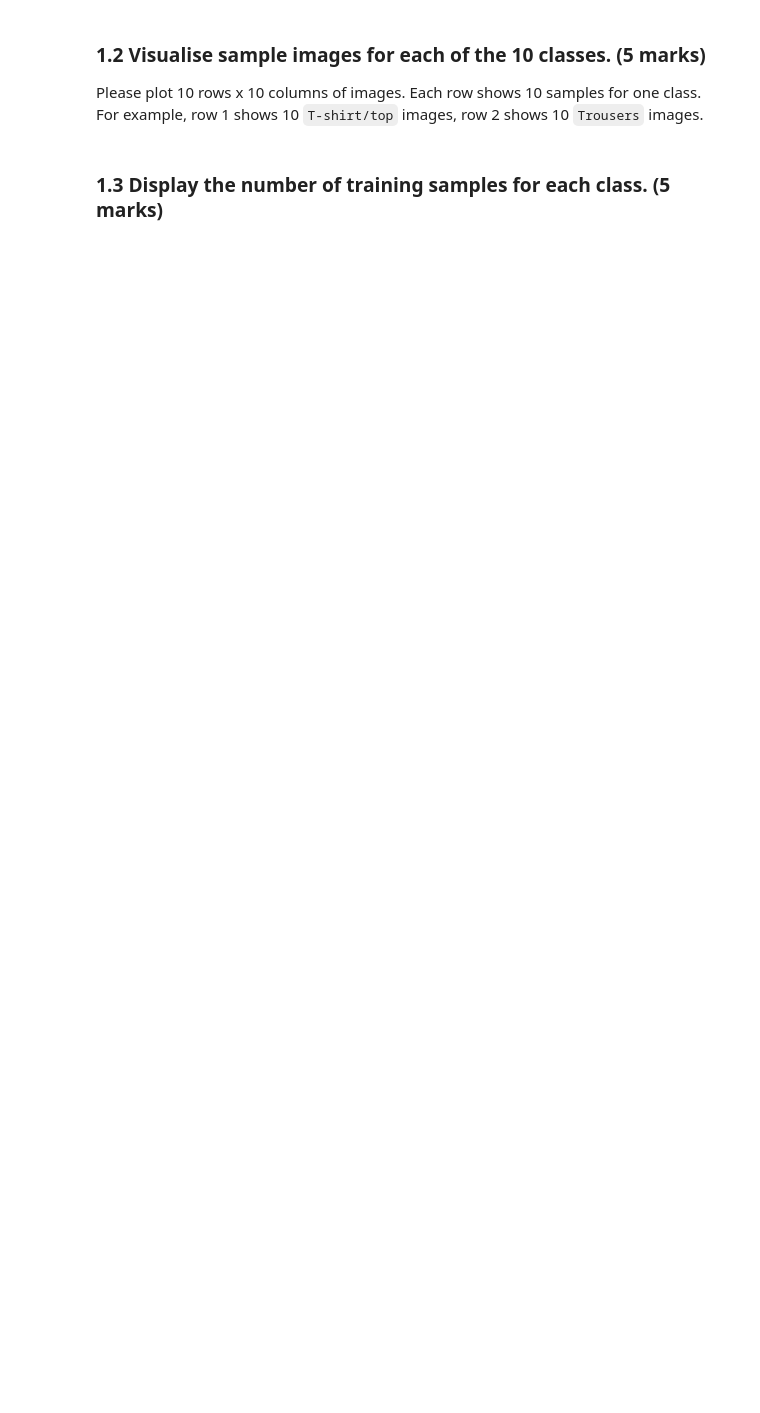
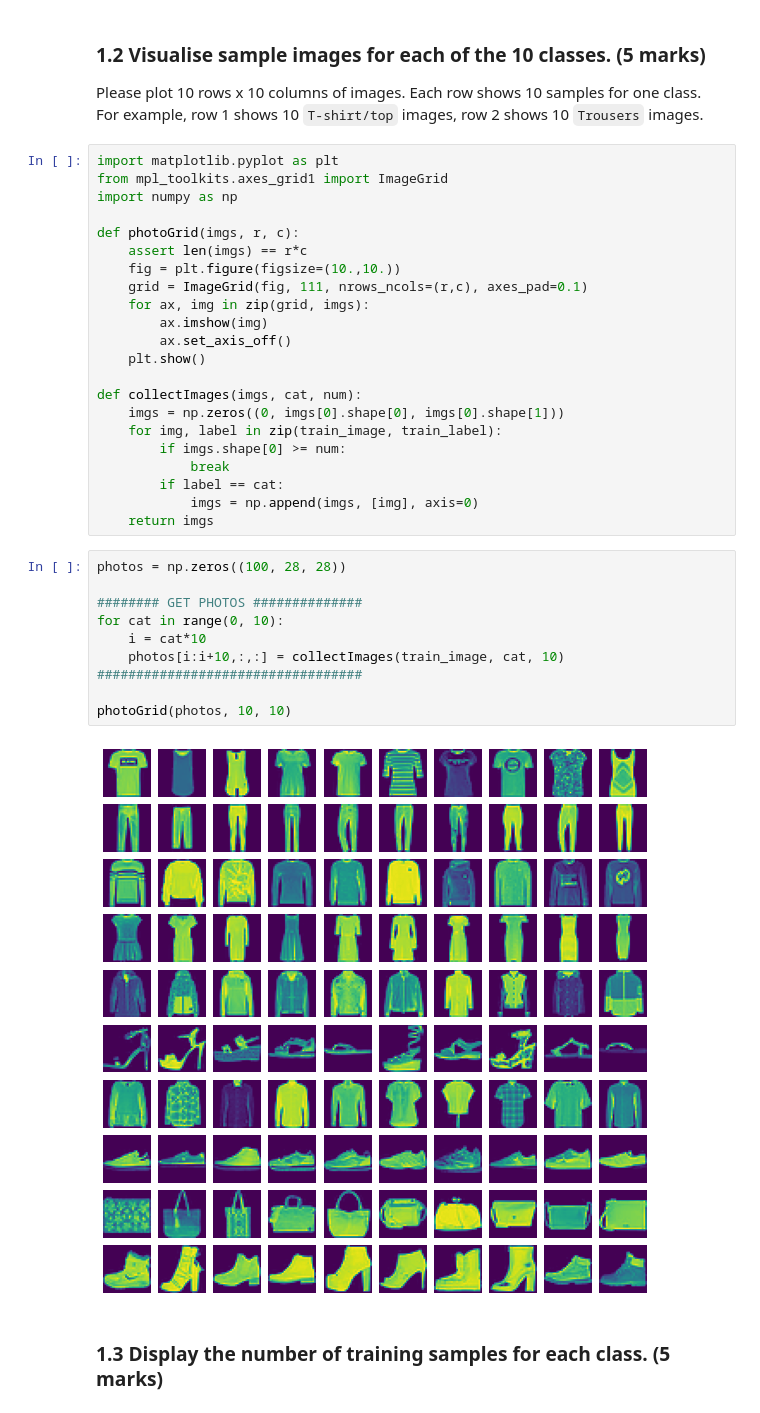
Before and after one commit to olly-larkin/Computer_Vision_2021, a Jupyter notebook: coursework_02/coursework_02.ipynb, the cells around one changed output. Drawn from its saved outputs; the diff is of its cells as text; blank space fills up the shorter version.

```diff
--- a/coursework_02/coursework_02.ipynb
+++ b/coursework_02/coursework_02.ipynb
@@ -72,5 +90,39 @@ test_label = np.array(test_set.targets)
 ### 1.2 Visualise sample images for each of the 10 classes. (5 marks)
 
 Please plot 10 rows x 10 columns of images. Each row shows 10 samples for one class. For example, row 1 shows 10 `T-shirt/top` images, row 2 shows 10 `Trousers` images.
+# %%
+import matplotlib.pyplot as plt
+from mpl_toolkits.axes_grid1 import ImageGrid
+import numpy as np
+
+def photoGrid(imgs, r, c):
+    assert len(imgs) == r*c
+    fig = plt.figure(figsize=(10.,10.))
+    grid = ImageGrid(fig, 111, nrows_ncols=(r,c), axes_pad=0.1)
+    for ax, img in zip(grid, imgs):
+        ax.imshow(img)
+        ax.set_axis_off()
+    plt.show()
+
+def collectImages(imgs, cat, num):
+    imgs = np.zeros((0, imgs[0].shape[0], imgs[0].shape[1]))
+    for img, label in zip(train_image, train_label):
+        if imgs.shape[0] >= num:
+            break
+        if label == cat:
+            imgs = np.append(imgs, [img], axis=0)
+    return imgs
+# %%
+photos = np.zeros((100, 28, 28))
+
+######## GET PHOTOS ##############
+for cat in range(0, 10):
+    i = cat*10
+    photos[i:i+10,:,:] = collectImages(train_image, cat, 10)
+##################################
+
+photoGrid(photos, 10, 10)
+# %% [output]
+[figure, added]
 # %% [markdown]
 ### 1.3 Display the number of training samples for each class. (5 marks)
```
Also changed, not shown: parts of 4 cells of this notebook, 7 other files.
